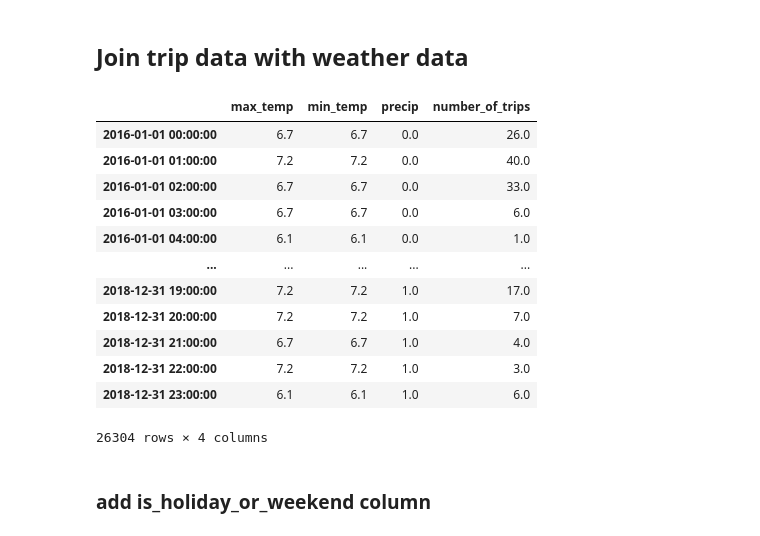
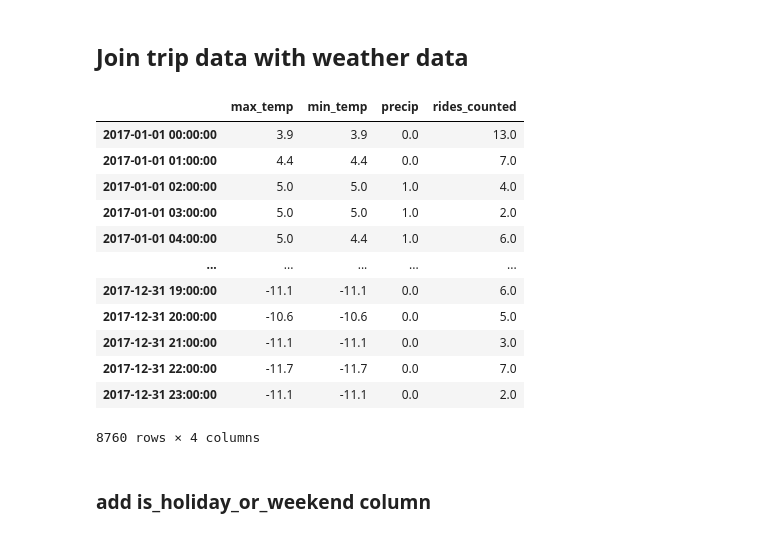
Before and after one commit to OliverSauren/AA_22_Team_14, a Jupyter notebook: Task 4_Predictive Analytics.ipynb, the cells around one changed output. Drawn from its saved outputs; the diff is of its cells as text; code cells hidden in the pictures.

```diff
--- a/Task 4_Predictive Analytics.ipynb
+++ b/Task 4_Predictive Analytics.ipynb
@@ -71,0 +48,4 @@ tripData
+# %%
+data = data.groupby("hour").count()
+data = data.rename(columns={"start_time": "rides_counted"})
+data
@@ -92,0 +69,7 @@ weatherData
+# %%
+weather_data = pd.read_csv("weather_2017_data_cleaned.csv", parse_dates=["date_time"])
+weather_data = weather_data.drop('Unnamed: 0',axis=1)
+
+#replace NaNs with the values from the next columns (adds some slightly "wrong" data, but solves the problem of gaps in the time series)
+weather_data = weather_data.fillna(method='bfill')
+weather_data
@@ -146,0 +123,3 @@ weatherData
+# %%
+weather_data = weather_data.sort_values("date_time")
+weather_data
@@ -147,10 +140,10 @@ weatherData
 # %% [markdown]
 fix data where timestamps are incorrect (I assume timestamps were rounded to the closest hour, which leads to duplicates and missing values)
 # %%
-curr_date = weatherData.iloc[0]["date_time"]
+curr_date = weather_data.iloc[0]["date_time"]
 dates = []
-for x in range(len(weatherData)):
+for x in range(len(weather_data)):
     dates.append(curr_date+dt.timedelta(hours=x))
 dates
-weatherData["date_time"] = dates
-weatherData = weatherData.set_index("date_time")
+weather_data["date_time"] = dates
+weather_data = weather_data.set_index("date_time")
@@ -174,23 +167,23 @@ weatherData
 # %% [markdown]
 ## Join trip data with weather data
 # %%
-data = weatherData.join(tripData, how="outer")
-data["number_of_trips"] = data["number_of_trips"].fillna(0)
+data = weather_data.join(data, how="outer")
+data["rides_counted"] = data["rides_counted"].fillna(0)
 data
 # %% [output]
-|  | max_temp | min_temp | precip | number_of_trips |
-| 2016-01-01 00:00:00 | 6.7 | 6.7 | 0.0 | 26.0 |
-| 2016-01-01 01:00:00 | 7.2 | 7.2 | 0.0 | 40.0 |
-| 2016-01-01 02:00:00 | 6.7 | 6.7 | 0.0 | 33.0 |
-| 2016-01-01 03:00:00 | 6.7 | 6.7 | 0.0 | 6.0 |
-| 2016-01-01 04:00:00 | 6.1 | 6.1 | 0.0 | 1.0 |
+|  | max_temp | min_temp | precip | rides_counted |
+| 2017-01-01 00:00:00 | 3.9 | 3.9 | 0.0 | 13.0 |
+| 2017-01-01 01:00:00 | 4.4 | 4.4 | 0.0 | 7.0 |
+| 2017-01-01 02:00:00 | 5.0 | 5.0 | 1.0 | 4.0 |
+| 2017-01-01 03:00:00 | 5.0 | 5.0 | 1.0 | 2.0 |
+| 2017-01-01 04:00:00 | 5.0 | 4.4 | 1.0 | 6.0 |
 | ... | ... | ... | ... | ... |
-| 2018-12-31 19:00:00 | 7.2 | 7.2 | 1.0 | 17.0 |
-| 2018-12-31 20:00:00 | 7.2 | 7.2 | 1.0 | 7.0 |
-| 2018-12-31 21:00:00 | 6.7 | 6.7 | 1.0 | 4.0 |
-| 2018-12-31 22:00:00 | 7.2 | 7.2 | 1.0 | 3.0 |
-| 2018-12-31 23:00:00 | 6.1 | 6.1 | 1.0 | 6.0 |
+| 2017-12-31 19:00:00 | -11.1 | -11.1 | 0.0 | 6.0 |
+| 2017-12-31 20:00:00 | -10.6 | -10.6 | 0.0 | 5.0 |
+| 2017-12-31 21:00:00 | -11.1 | -11.1 | 0.0 | 3.0 |
+| 2017-12-31 22:00:00 | -11.7 | -11.7 | 0.0 | 7.0 |
+| 2017-12-31 23:00:00 | -11.1 | -11.1 | 0.0 | 2.0 |
-26304 rows × 4 columns
+8760 rows × 4 columns
 # %%
 data['dayofweek'] = data.index.dayofweek
 
```
Also changed, not shown: parts of 40 cells of this notebook.
